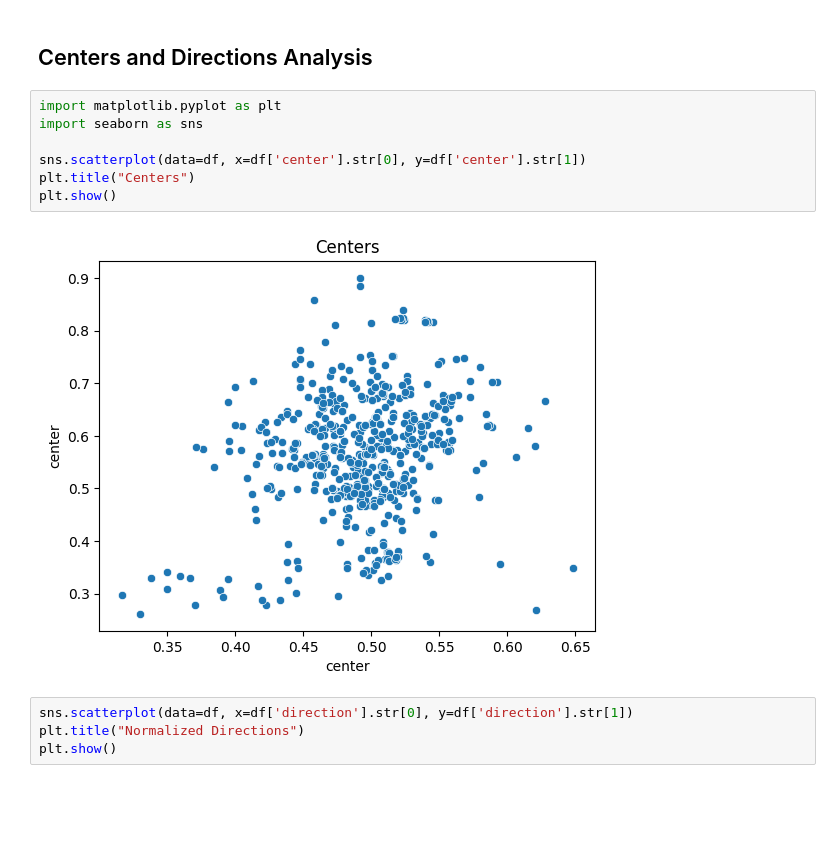
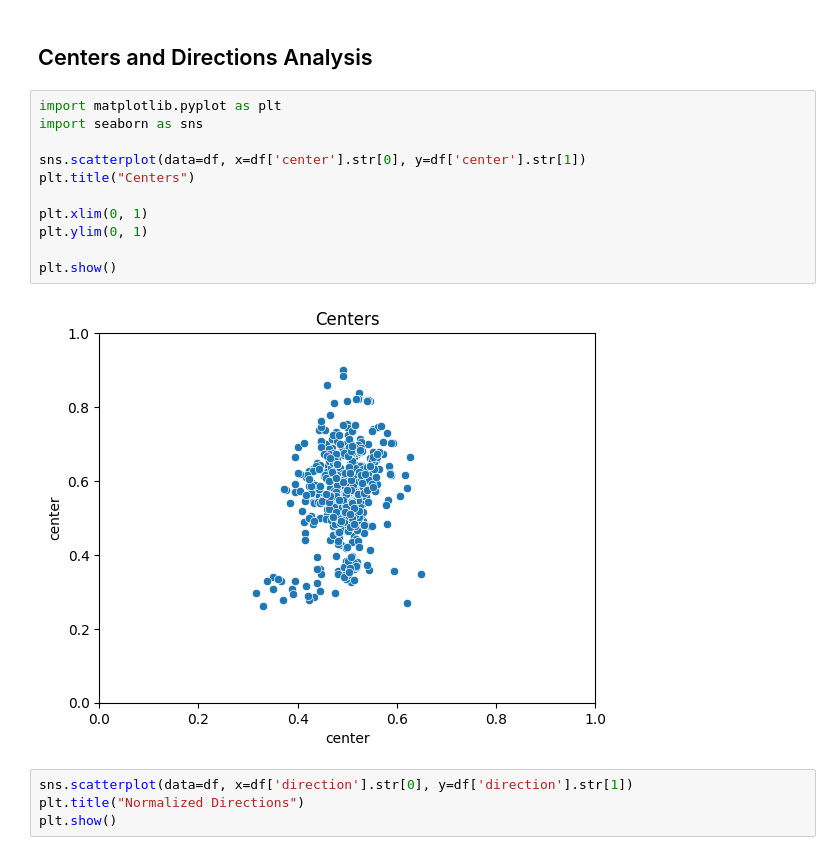
Before and after one commit to GiovaSpine/foosball-in-perspective-detection, a Jupyter notebook: notebooks/labels_profiling.ipynb, the cells around one changed output. Saved outputs shown, nothing was run; the diff lists cells and outputs as text; blank space fills up the shorter version.

```diff
--- a/notebooks/labels_profiling.ipynb
+++ b/notebooks/labels_profiling.ipynb
@@ -101,12 +20,16 @@ df = load_dataframe()
 # %%
 import matplotlib.pyplot as plt
 import seaborn as sns
 
 sns.scatterplot(data=df, x=df['center'].str[0], y=df['center'].str[1])
 plt.title("Centers")
+
+plt.xlim(0, 1)
+plt.ylim(0, 1)
+
 plt.show()
 # %% [output]
-[figure, old version]
+[figure, new version]
 # %%
 sns.scatterplot(data=df, x=df['direction'].str[0], y=df['direction'].str[1])
 plt.title("Normalized Directions")
```
Also changed, not shown: parts of 1 cell of this notebook, 6 other files.
